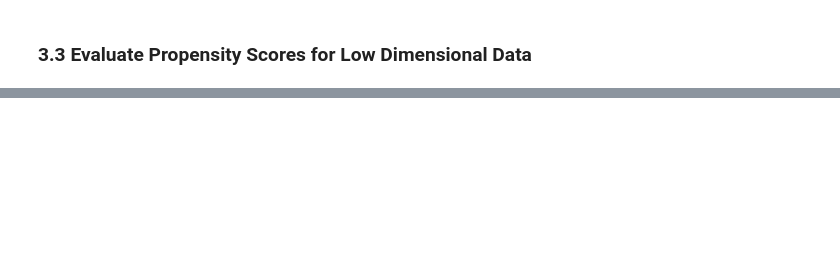
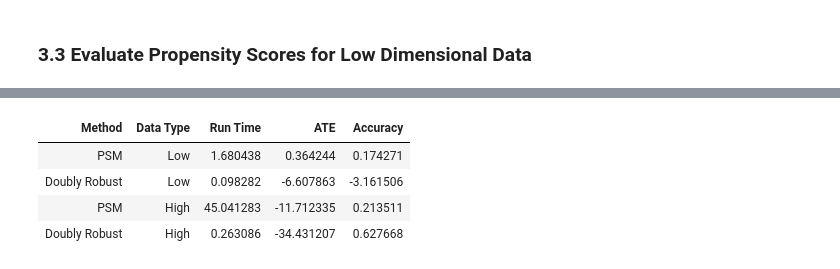
Before and after one commit to TZstatsADS/Spring2021-Project4-group3, a Jupyter notebook: doc/Main Report.ipynb, the cells around one changed output, grey strips where cells are left out. Drawn from its saved outputs; the diff is of its cells as text; code cells hidden in the pictures; blank space fills up the shorter version.

Commit message:
updated Main Report with Algorithms

```diff
--- a/doc/Main Report.ipynb
+++ b/doc/Main Report.ipynb
@@ -152,0 +365,27 @@ ps_low = propensity_score(lowdim_data, C = c_low)
+# %%
+# make prediction based on trained models and construct a full dataset
+xhigh = highdim_data.drop(['Y','PS_high'],axis=1)
+highdim_data['mtreat'] = lr_high_treat.predict(xhigh)
+highdim_data['mcontrol'] = lr_high_control.predict(xhigh)
+# %%
+# perform Doubly Robust Estimation algorithm
+DR_high_1 = 0
+DR_high_0 = 0
+
+DR_high_start = time.time()
+for i in range(len(highdim_data)):
+    DR_high_1 = (DR_high_1 + highdim_data['A'][i]*highdim_data['Y'][i]
+                -(highdim_data['A'][i]-highdim_data['PS_high'][i])*highdim_data['mtreat'][i]/highdim_data['PS_high'][i])
+    DR_high_0 = (DR_high_0 + (1-highdim_data['A'][i])*highdim_data['Y'][i]
+                +(highdim_data['A'][i]-highdim_data['PS_high'][i])*highdim_data['mcontrol'][i]/(1-highdim_data['PS_high'][i]))
+DR_high_ATE = (DR_high_1 - DR_high_0)/len(highdim_data)
+DR_high_accu = 1 - (abs(DR_high_ATE - true_high)/abs(true_high))
+DR_high_end = time.time()
+DR_high_time = DR_high_end - DR_high_start
+# %%
+# save results and print the ATE, accuracy and algorithm running time result
+
+DR_high_result = pd.Series(data = ['Doubly Robust', 'High', DR_high_time, DR_high_ATE, DR_high_accu],
+          index = ['Method','Data Type','Run Time','ATE', 'Accuracy'])
+
+print(f'Doubly robust estimation method for high dimensional dataset:\n ATE = {DR_high_ATE:0.2f}\n Accuracy = {DR_high_accu:0.2f}\n DR running time = {DR_high_time:0.2f}')
@@ -152,0 +401,10 @@ ps_low = propensity_score(lowdim_data, C = c_low)
+# %%
+result_table = pd.DataFrame([PS_low_result, DR_low_result, PS_high_result, DR_high_result])
+# %%
+result_table.style.hide_index()
+# %% [output]
+| Method | Data Type | Run Time | ATE | Accuracy |
+| PSM | Low | 1.680438 | 0.364244 | 0.174271 |
+| Doubly Robust | Low | 0.098282 | -6.607863 | -3.161506 |
+| PSM | High | 45.041283 | -11.712335 | 0.213511 |
+| Doubly Robust | High | 0.263086 | -34.431207 | 0.627668 |
```
Also changed, not shown: parts of 40 cells of this notebook, 2 other files.
